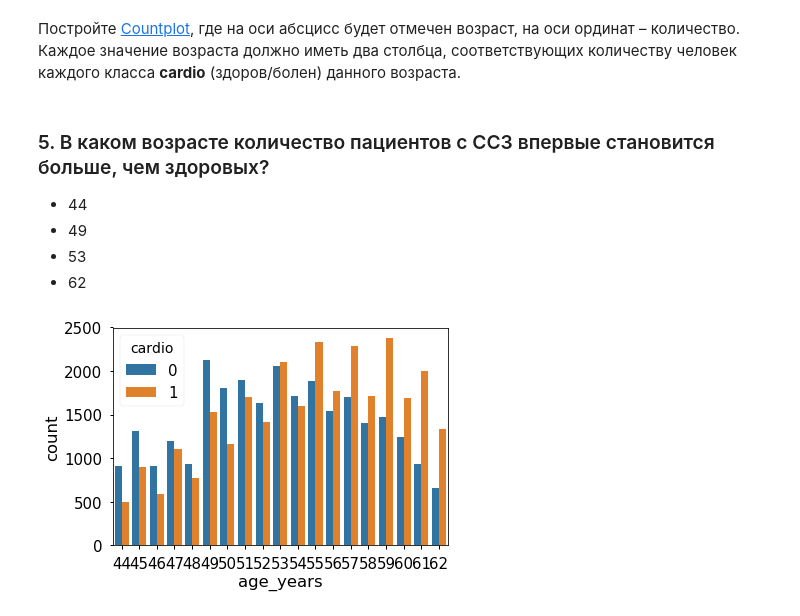
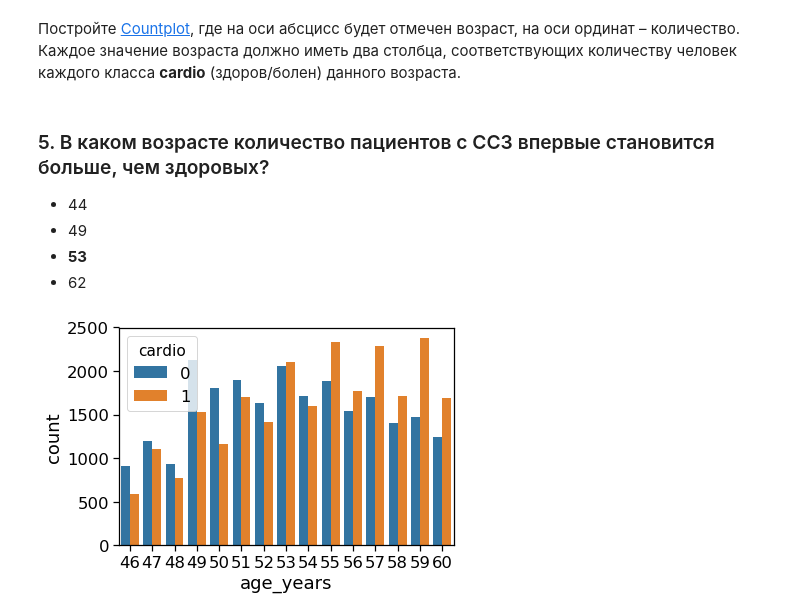
Before and after one commit to reginashay/cs102, a Jupyter notebook: mlcourse/hw2.ipynb, the cells around one changed output. Saved outputs shown, nothing was run; the diff lists cells and outputs as text; code cells hidden in the pictures.

```diff
--- a/mlcourse/hw2.ipynb
+++ b/mlcourse/hw2.ipynb
@@ -33,8 +32,7 @@ sns.set_context(
 # %% [markdown]
 # Проведем небольшой EDA
 # %%
-train = pd.read_csv('data/mlbootcamp5_train.csv', sep=';',
-                    index_col='id')
+train = pd.read_csv('data/mlbootcamp5_train.csv', sep=';', index_col='id')
 # %%
 print('Размер датасета: ', train.shape)
 train.head(3)
@@ -253,12 +251,12 @@ train.head()
 ### 5. В каком возрасте количество пациентов с ССЗ  впервые становится больше, чем здоровых?
 - 44
 - 49
-- 53
+- **53**
 - 62
 # %%
-data = train[(train['age_years'] > 43) & (train['age_years'] < 63)]
+data = train[(train['age_years'] > 45) & (train['age_years'] < 61)]
 sns.countplot(x='age_years', hue='cardio', data=data);
 
 # 53
 # %% [output]
-[figure, old version]
+[figure, new version]
```
Also changed, not shown: parts of 10 cells of this notebook, 2 other files.
